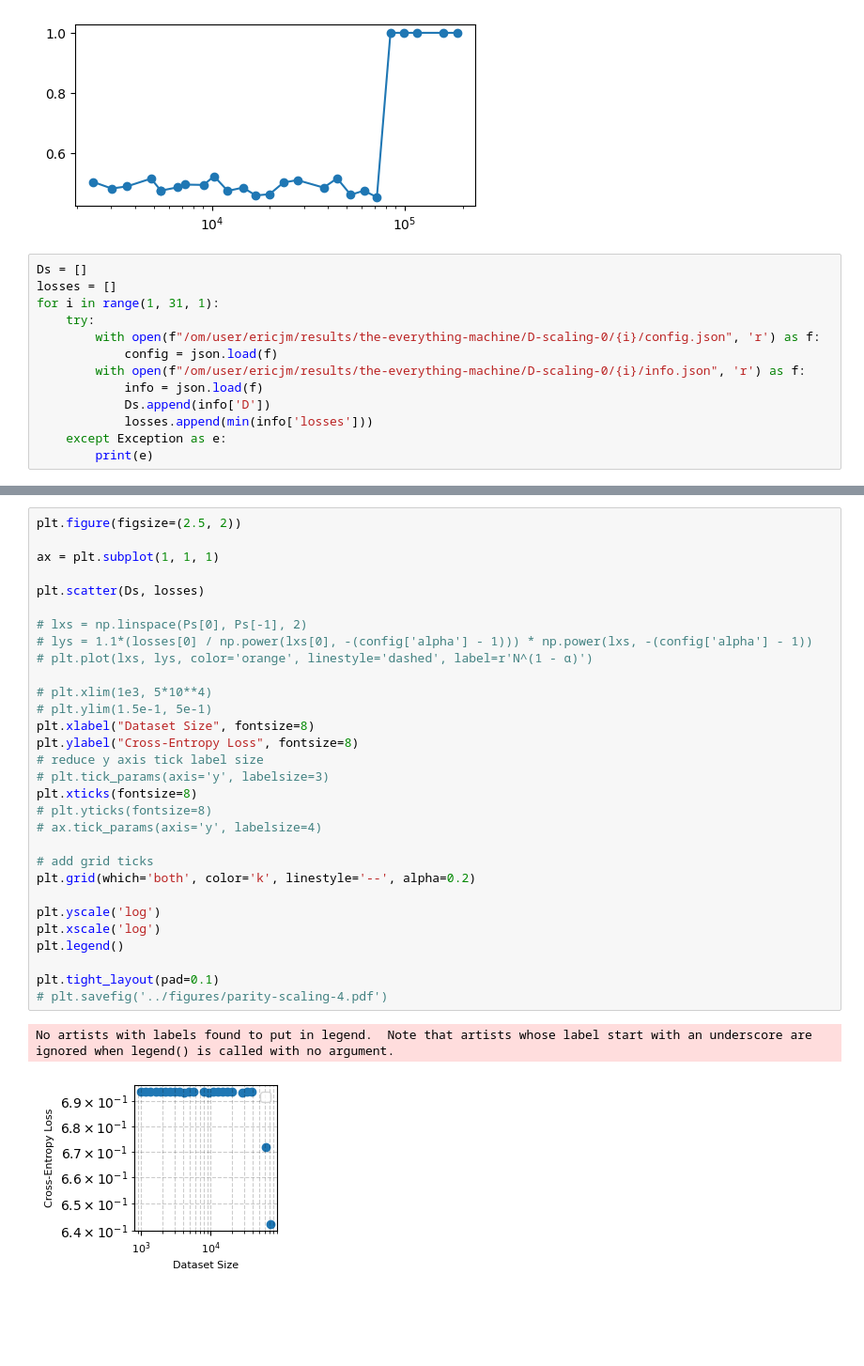
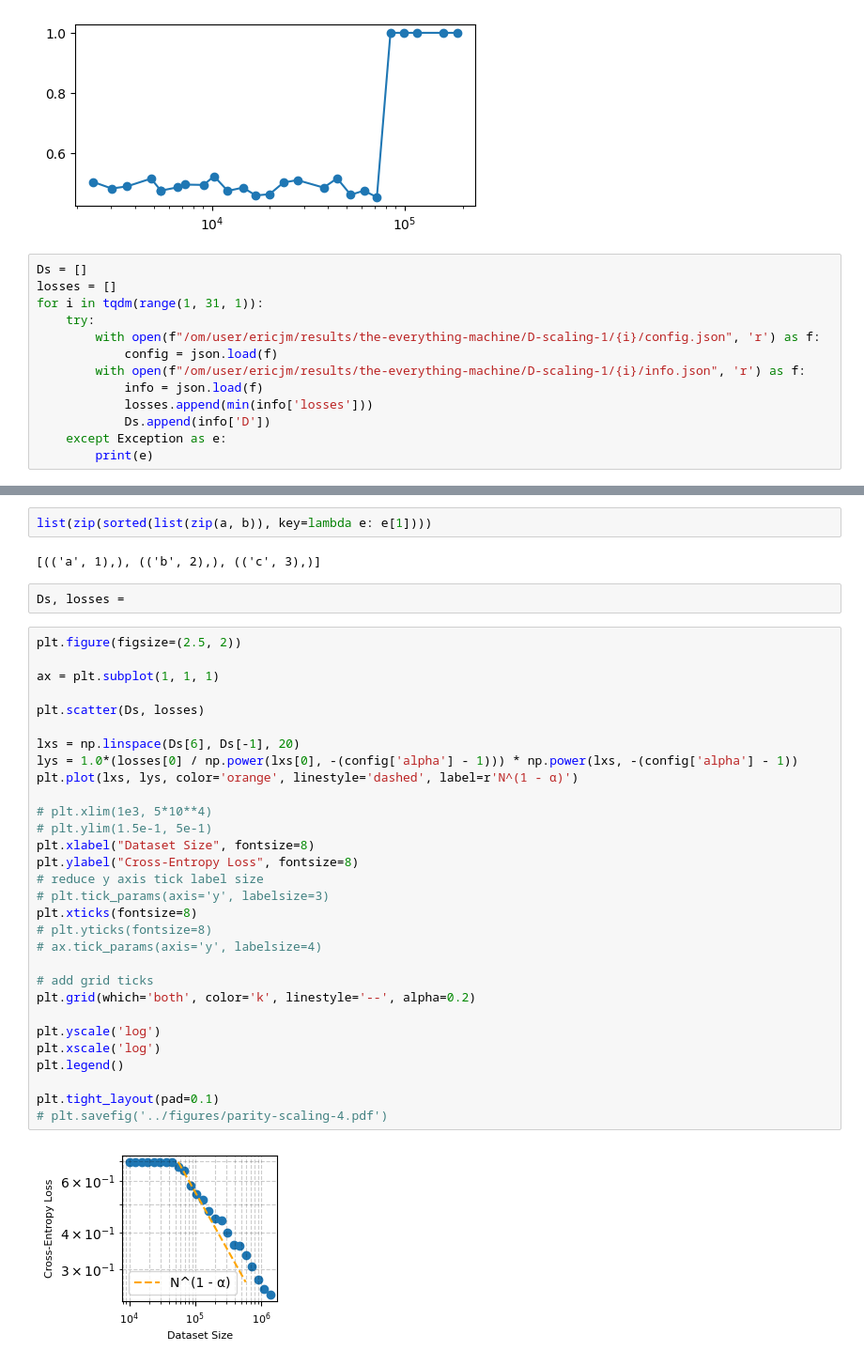
Before and after one commit to ejmichaud/the-everything-machine, a Jupyter notebook: notebooks/visualize-parity.ipynb, the cells around one changed output, grey strips where cells are left out. Shown at 94% size. Cells and saved outputs as stored; diff of their text form; blank space fills up the shorter version.

```diff
--- a/notebooks/visualize-parity.ipynb
+++ b/notebooks/visualize-parity.ipynb
@@ -320,14 +321,14 @@ plt.xscale('log')
 # %%
 Ds = []
 losses = []
-for i in range(1, 31, 1):
+for i in tqdm(range(1, 31, 1)):
     try:
-        with open(f"/om/user/ericjm/results/the-everything-machine/D-scaling-0/{i}/config.json", 'r') as f:
+        with open(f"/om/user/ericjm/results/the-everything-machine/D-scaling-1/{i}/config.json", 'r') as f:
             config = json.load(f)
-        with open(f"/om/user/ericjm/results/the-everything-machine/D-scaling-0/{i}/info.json", 'r') as f:
+        with open(f"/om/user/ericjm/results/the-everything-machine/D-scaling-1/{i}/info.json", 'r') as f:
             info = json.load(f)
+            losses.append(min(info['losses']))
             Ds.append(info['D'])
-            losses.append(min(info['losses']))
     except Exception as e:
         print(e)
 # %% [output]
@@ -340,33 +349,38 @@ Expecting value: line 1 column 1 (char 0)
+# %%
+list(zip(sorted(list(zip(a, b)), key=lambda e: e[1])))
+# %% [output]
+[(('a', 1),), (('b', 2),), (('c', 3),)]
+# %%
+Ds, losses =
 # %%
 plt.figure(figsize=(2.5, 2))
 
 ax = plt.subplot(1, 1, 1)
 
 plt.scatter(Ds, losses)
 
-# lxs = np.linspace(Ps[0], Ps[-1], 2)
-# lys = 1.1*(losses[0] / np.power(lxs[0], -(config['alpha'] - 1))) * np.power(lxs, -(config['alpha'] - 1))
-# plt.plot(lxs, lys, color='orange', linestyle='dashed', label=r'N^(1 - α)')
+lxs = np.linspace(Ds[6], Ds[-1], 20)
+lys = 1.0*(losses[0] / np.power(lxs[0], -(config['alpha'] - 1))) * np.power(lxs, -(config['alpha'] - 1))
+plt.plot(lxs, lys, color='orange', linestyle='dashed', label=r'N^(1 - α)')
 
 # plt.xlim(1e3, 5*10**4)
 # plt.ylim(1.5e-1, 5e-1)
 plt.xlabel("Dataset Size", fontsize=8)
 plt.ylabel("Cross-Entropy Loss", fontsize=8)
 # reduce y axis tick label size
 # plt.tick_params(axis='y', labelsize=3)
 plt.xticks(fontsize=8)
 # plt.yticks(fontsize=8)
 # ax.tick_params(axis='y', labelsize=4)
 
 # add grid ticks
 plt.grid(which='both', color='k', linestyle='--', alpha=0.2)
 
 plt.yscale('log')
 plt.xscale('log')
 plt.legend()
 
 plt.tight_layout(pad=0.1)
 # plt.savefig('../figures/parity-scaling-4.pdf')
 # %% [output]
-No artists with labels found to put in legend.  Note that artists whose label start with an underscore are ignored when legend() is called with no argument.
-[figure, old version]
+[figure, new version]
```
Also changed, not shown: parts of 8 cells of this notebook, 9 other files.
